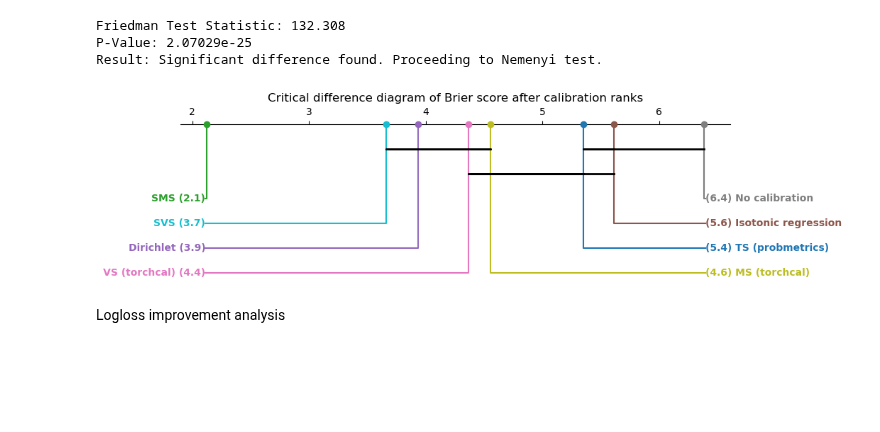
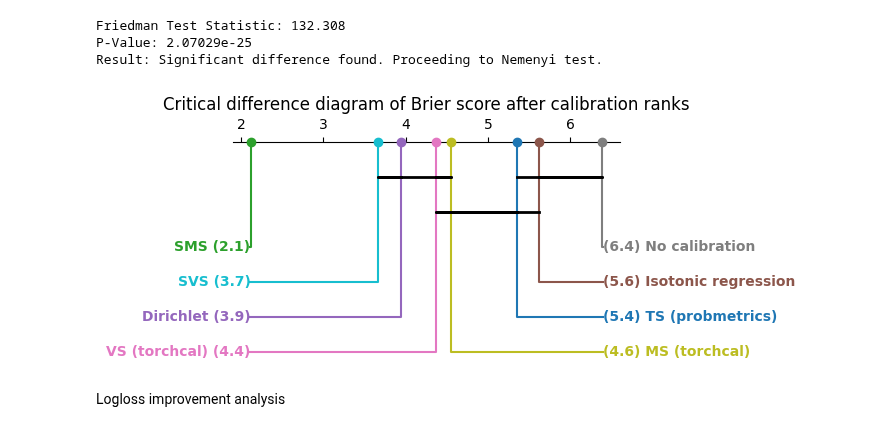
Before and after one commit to eugeneberta/LogisticCalibrationBenchmark, a Jupyter notebook: results_multiclass.ipynb, the cells around one changed output. Saved outputs shown, nothing was run; the diff lists cells and outputs as text; code cells hidden in the pictures; blank space fills up the shorter version.

```diff
--- a/results_multiclass.ipynb
+++ b/results_multiclass.ipynb
@@ -1,9 +1,13 @@
 # %%
 import numpy as np
 import pandas as pd
-import seaborn as sns
 import scikit_posthocs as sp
+
+import matplotlib
 import matplotlib.pyplot as plt
+matplotlib.rcParams['pdf.fonttype'] = 42
+matplotlib.rcParams['ps.fonttype'] = 42
+
 from scipy.stats import friedmanchisquare
 from utils import plot_barscatter_ax, format_column
 # %%
@@ -189,16 +193,16 @@ Result: Significant difference found. Proceeding to Nemenyi test.
 # %%
 nemenyi_results = sp.posthoc_nemenyi_friedman(df)
 
 ranks = df.rank(axis=1, method='average')
 avg_ranks = ranks.mean(axis=0)
 
-plt.figure(figsize=(10, 3))
+plt.figure(figsize=(5, 3))
 plt.title('Critical difference diagram of Brier score after calibration ranks')
 graph = sp.critical_difference_diagram(ranks=avg_ranks, sig_matrix=nemenyi_results, label_props={'fontweight': 'bold'}, color_palette=palette)
 plt.savefig(f'figures/multiclass_critical_diff_brier.pdf', bbox_inches='tight')
 plt.show()
 # %% [output]
-[figure, old version]
+[figure, new version]
 # %% [markdown]
 Logloss improvement analysis
 # %%
```
Also changed, not shown: parts of 3 cells of this notebook, 18 other files.
